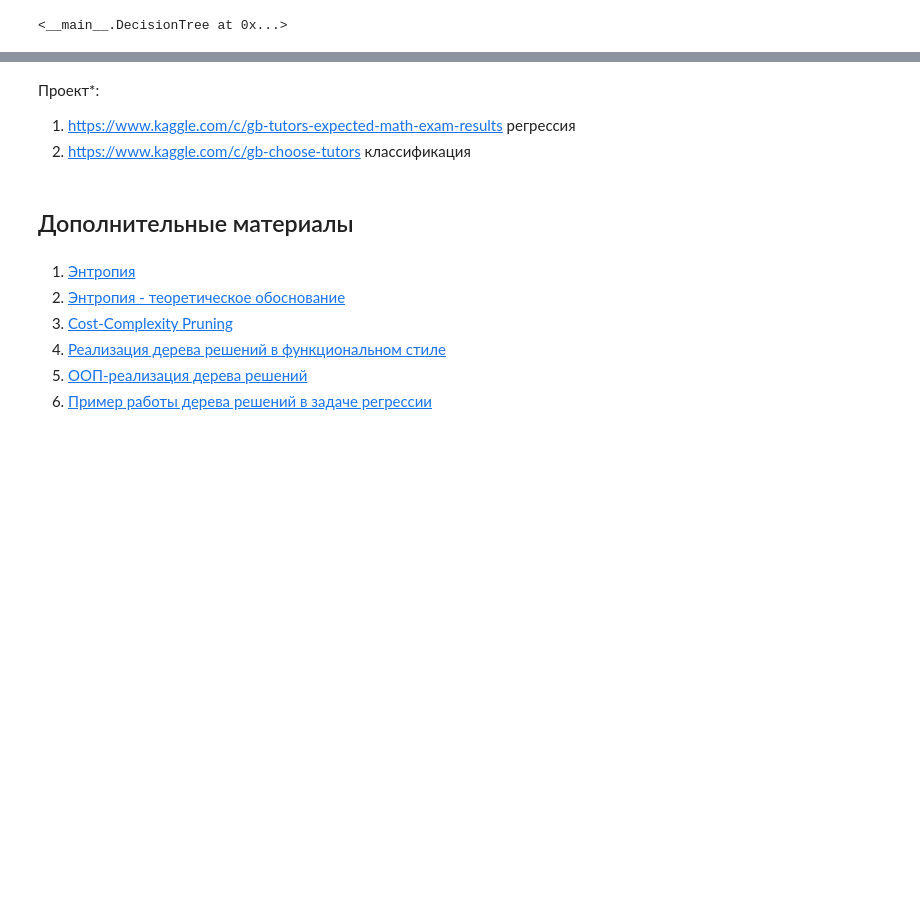
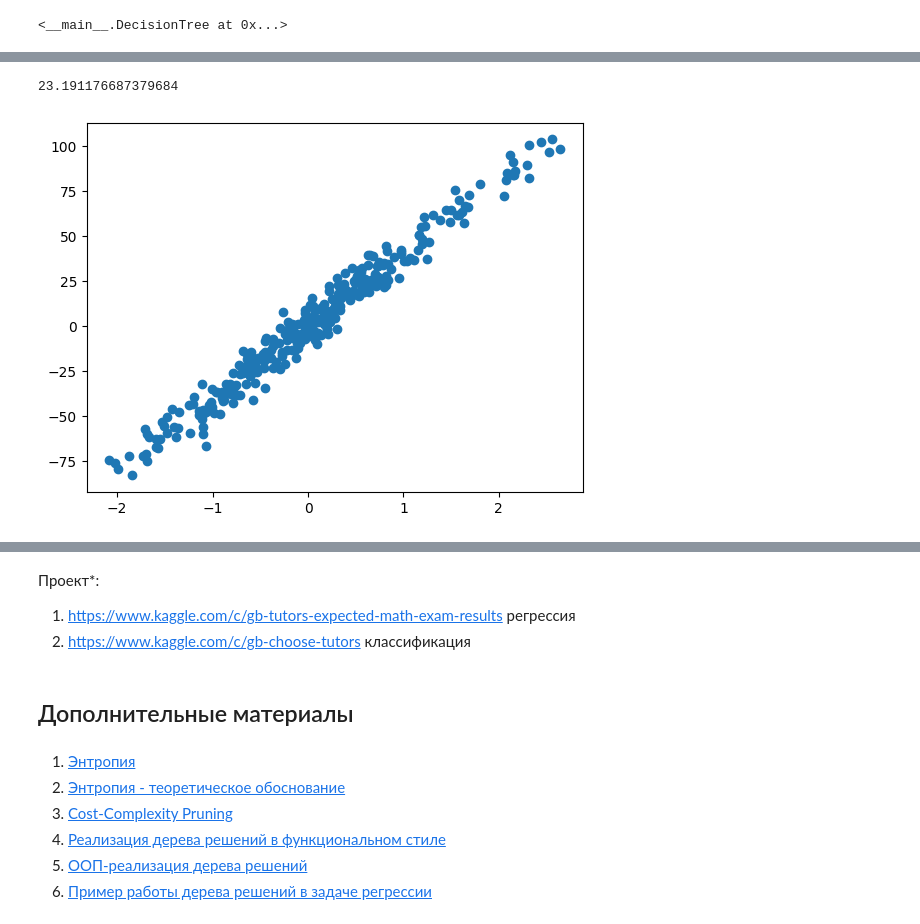
Before and after one commit to mogilyoy/data_analysis_algorthms, a Jupyter notebook: lesson_4/Lesson_4_extended.ipynb, the cells around one changed output, grey strips where cells are left out. Saved outputs shown, nothing was run; the diff lists cells and outputs as text; code cells hidden in the pictures; blank space fills up the shorter version.

```diff
--- a/lesson_4/Lesson_4_extended.ipynb
+++ b/lesson_4/Lesson_4_extended.ipynb
@@ -1117,5 +1119,4 @@ class DecisionTree():
 # %%
 from sklearn.datasets import make_regression
 
-x, y = make_regression(n_samples=100, n_features=2, noise=2, random_state=42)
-x, y
+x, y = make_regression(n_samples=1000, n_features=2, noise=2, random_state=42)
@@ -1152,0 +1138,9 @@ NameError: name 'classify_object' is not defined
+# %%
+mse(y_test, y_pred)
+# %% [output]
+23.191176687379684
+# %%
+plt.scatter(x_test[:, 0], y_test)
+None
+# %% [output]
+[figure, added]
```
Also changed, not shown: parts of 6 cells of this notebook.
